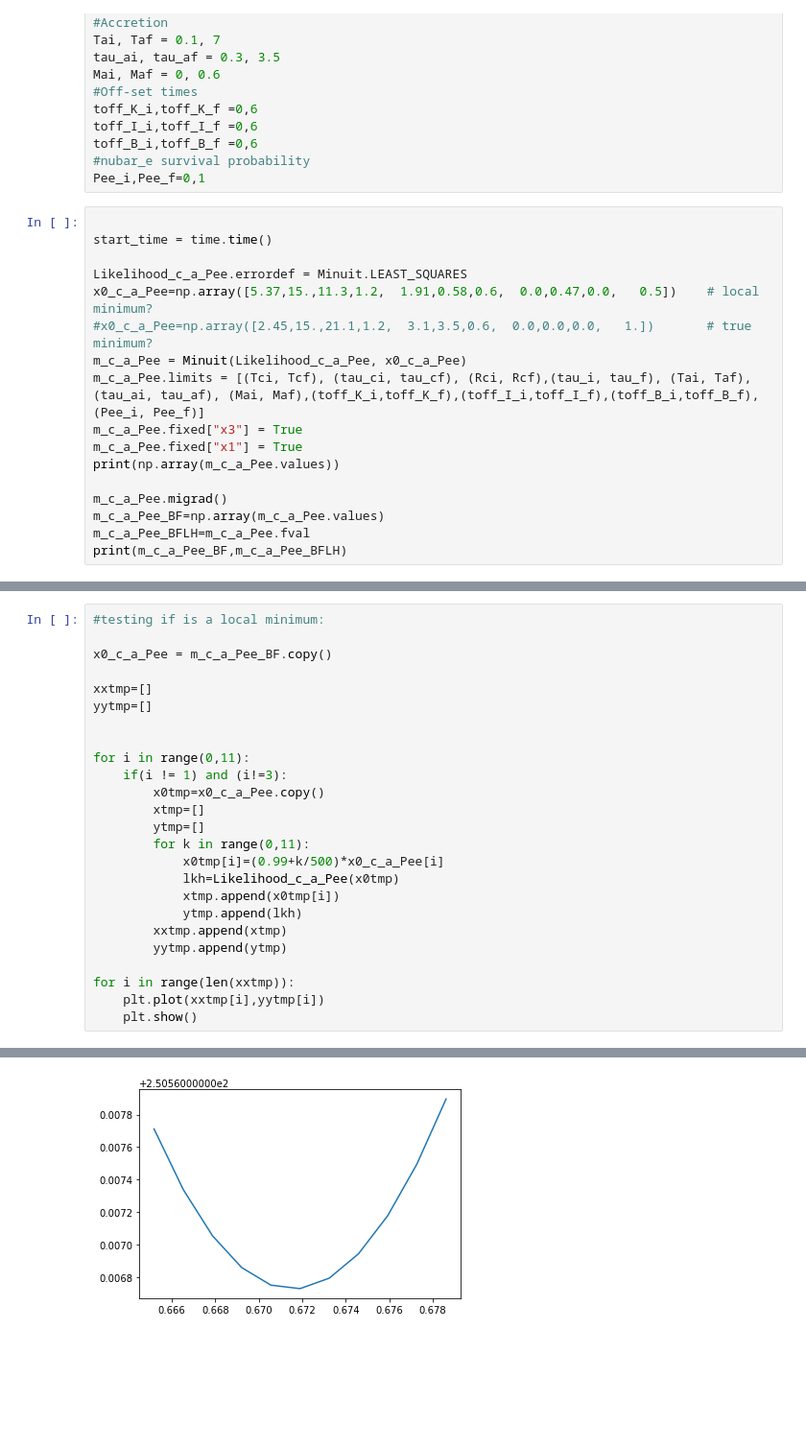
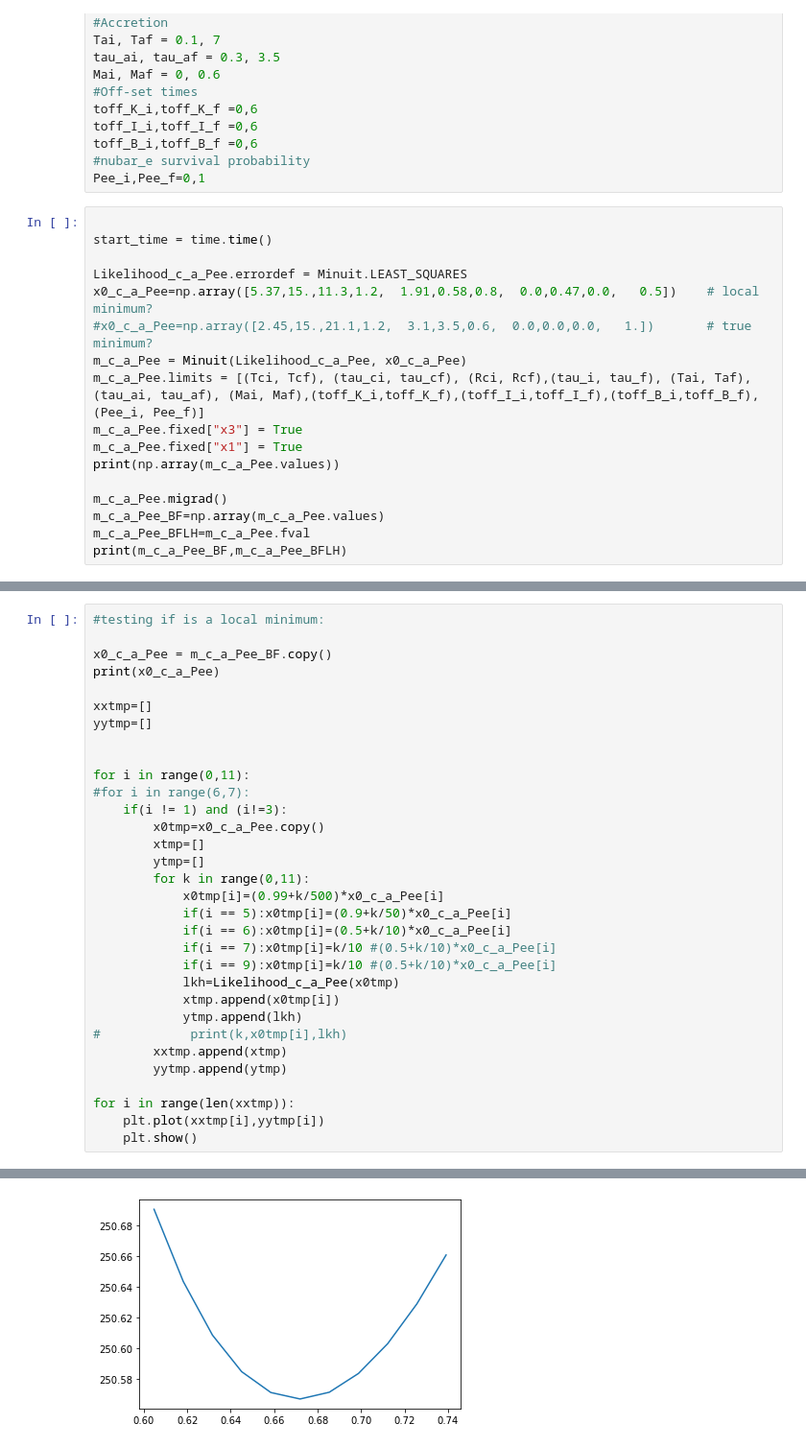
Before and after one commit to GEFAN-Unicamp/SN1987A-2023analysis, a Jupyter notebook: cooling+accretion/testes2.ipynb, the cells around one changed output, grey strips where cells are left out. Shown at 96% size. Cells and saved outputs as stored; diff of their text form; blank space fills up the shorter version.

```diff
--- a/cooling+accretion/testes2.ipynb
+++ b/cooling+accretion/testes2.ipynb
@@ -32,7 +32,7 @@ Pee_i,Pee_f=0,1
 start_time = time.time()
 
 Likelihood_c_a_Pee.errordef = Minuit.LEAST_SQUARES
-x0_c_a_Pee=np.array([5.37,15.,11.3,1.2,  1.91,0.58,0.6,  0.0,0.47,0.0,   0.5])    # local minimum?
+x0_c_a_Pee=np.array([5.37,15.,11.3,1.2,  1.91,0.58,0.8,  0.0,0.47,0.0,   0.5])    # local minimum?
 #x0_c_a_Pee=np.array([2.45,15.,21.1,1.2,  3.1,3.5,0.6,  0.0,0.0,0.0,   1.])       # true minimum?
 m_c_a_Pee = Minuit(Likelihood_c_a_Pee, x0_c_a_Pee)
 m_c_a_Pee.limits = [(Tci, Tcf), (tau_ci, tau_cf), (Rci, Rcf),(tau_i, tau_f), (Tai, Taf), (tau_ai, tau_af), (Mai, Maf),(toff_K_i,toff_K_f),(toff_I_i,toff_I_f),(toff_B_i,toff_B_f),(Pee_i, Pee_f)]
@@ -53,21 +53,28 @@ print(m_c_a_Pee_BF,m_c_a_Pee_BFLH)
 #testing if is a local minimum:
 
 x0_c_a_Pee = m_c_a_Pee_BF.copy()
+print(x0_c_a_Pee)
 
 xxtmp=[]
 yytmp=[]
 
 
 for i in range(0,11):
+#for i in range(6,7):
     if(i != 1) and (i!=3):
         x0tmp=x0_c_a_Pee.copy()
         xtmp=[]
         ytmp=[]
         for k in range(0,11):
             x0tmp[i]=(0.99+k/500)*x0_c_a_Pee[i]
+            if(i == 5):x0tmp[i]=(0.9+k/50)*x0_c_a_Pee[i]
+            if(i == 6):x0tmp[i]=(0.5+k/10)*x0_c_a_Pee[i]
+            if(i == 7):x0tmp[i]=k/10 #(0.5+k/10)*x0_c_a_Pee[i]
+            if(i == 9):x0tmp[i]=k/10 #(0.5+k/10)*x0_c_a_Pee[i]
             lkh=Likelihood_c_a_Pee(x0tmp)
             xtmp.append(x0tmp[i])
             ytmp.append(lkh)
+#            print(k,x0tmp[i],lkh)
         xxtmp.append(xtmp)
         yytmp.append(ytmp)
 
@@ -78,4 +88,4 @@ for i in range(len(xxtmp)):
 [figure]
 [figure]
 [figure]
-[figure, old version]
+[figure, new version]
```
Also changed, not shown: parts of 2 cells of this notebook.
